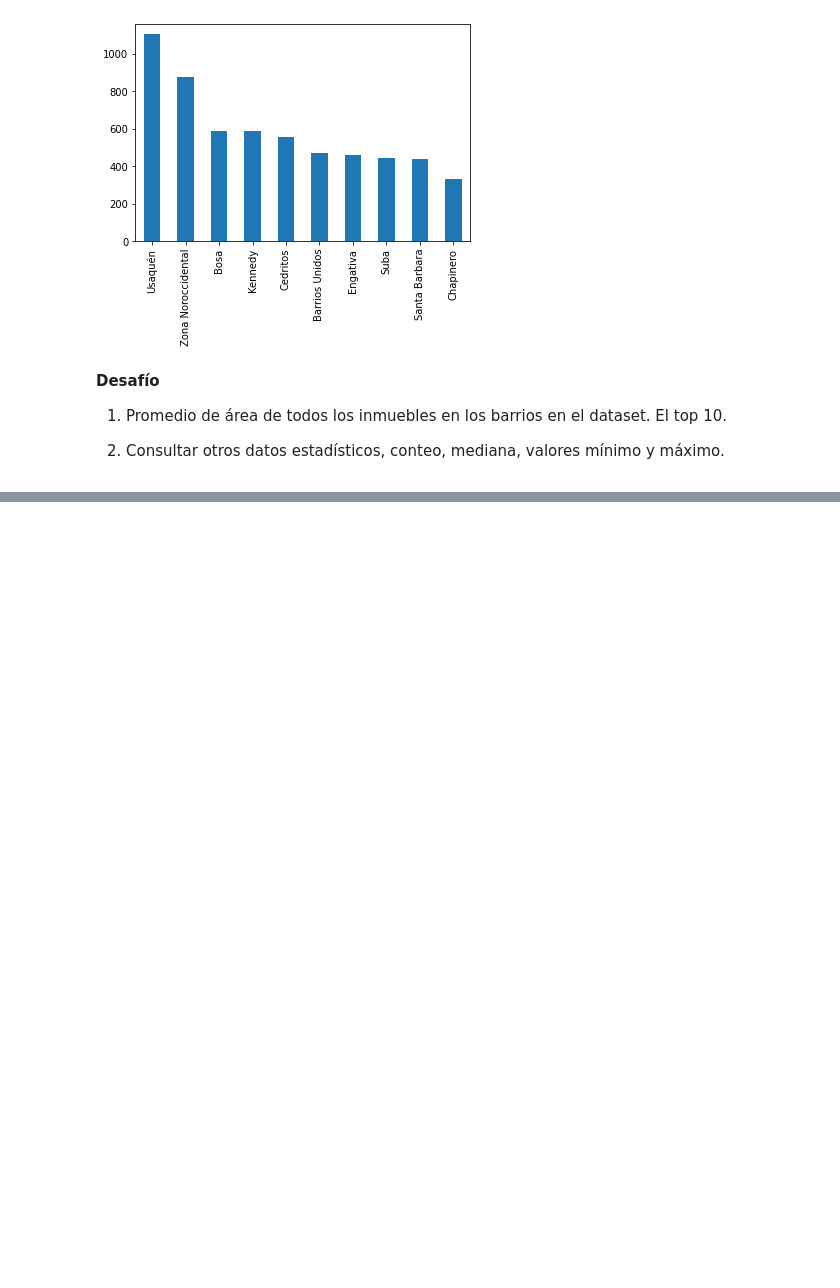
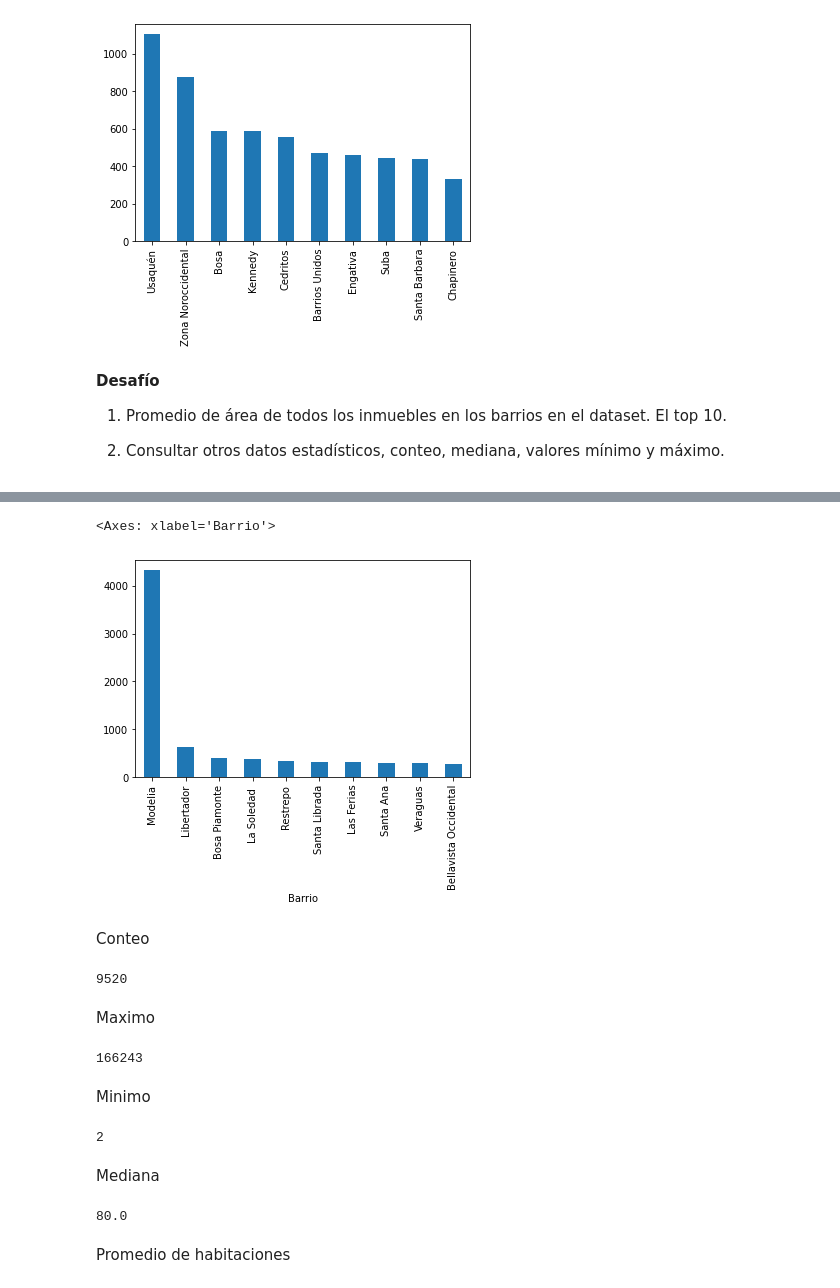
Before and after one commit to Ayuya2001/INMERSION_DE_DATOS, a Jupyter notebook: INMERSION_DE_DATOS_AULA_1.ipynb, the cells around one changed output, grey strips where cells are left out. Saved outputs shown, nothing was run; the diff lists cells and outputs as text; code cells hidden in the pictures; blank space fills up the shorter version.

```diff
--- a/INMERSION_DE_DATOS_AULA_1.ipynb
+++ b/INMERSION_DE_DATOS_AULA_1.ipynb
@@ -219,0 +222,3 @@ inmuebles_barrio.head(10).plot.bar()
+# %%
+promedio_area = inmuebles.groupby('Barrio').Area.mean()
+promedio_area
@@ -219,0 +239,31 @@ inmuebles_barrio.head(10).plot.bar()
+# %%
+promedio_area.sort_values(ascending=False).head(10).plot.bar()
+# %% [output]
+<Axes: xlabel='Barrio'>
+[figure, added]
+# %% [markdown]
+Conteo
+# %%
+inmuebles.Area.count()
+# %% [output]
+9520
+# %% [markdown]
+Maximo
+# %%
+inmuebles.Area.max()
+# %% [output]
+166243
+# %% [markdown]
+Minimo
+# %%
+inmuebles.Area.min()
+# %% [output]
+2
+# %% [markdown]
+Mediana
+# %%
+inmuebles.Area.median()
+# %% [output]
+80.0
+# %% [markdown]
+Promedio de habitaciones
```
Also changed, not shown: parts of 6 cells of this notebook.
